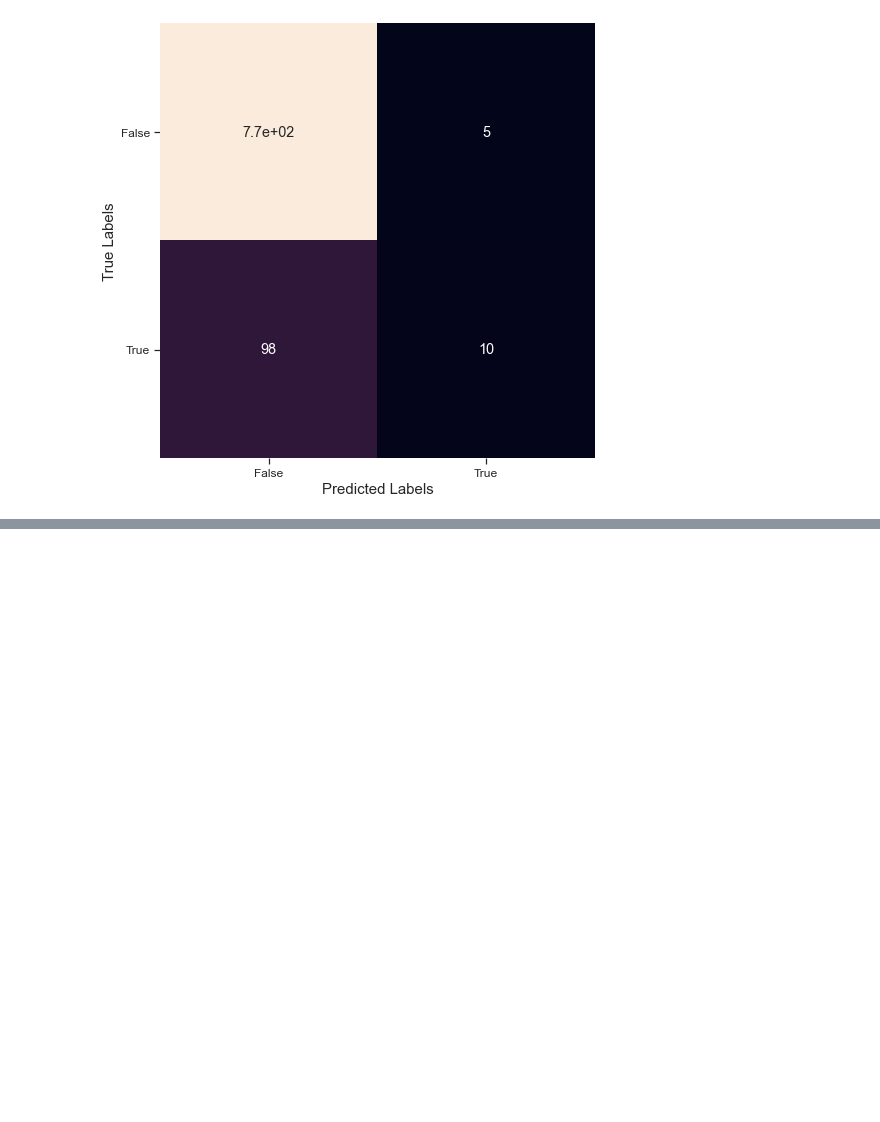
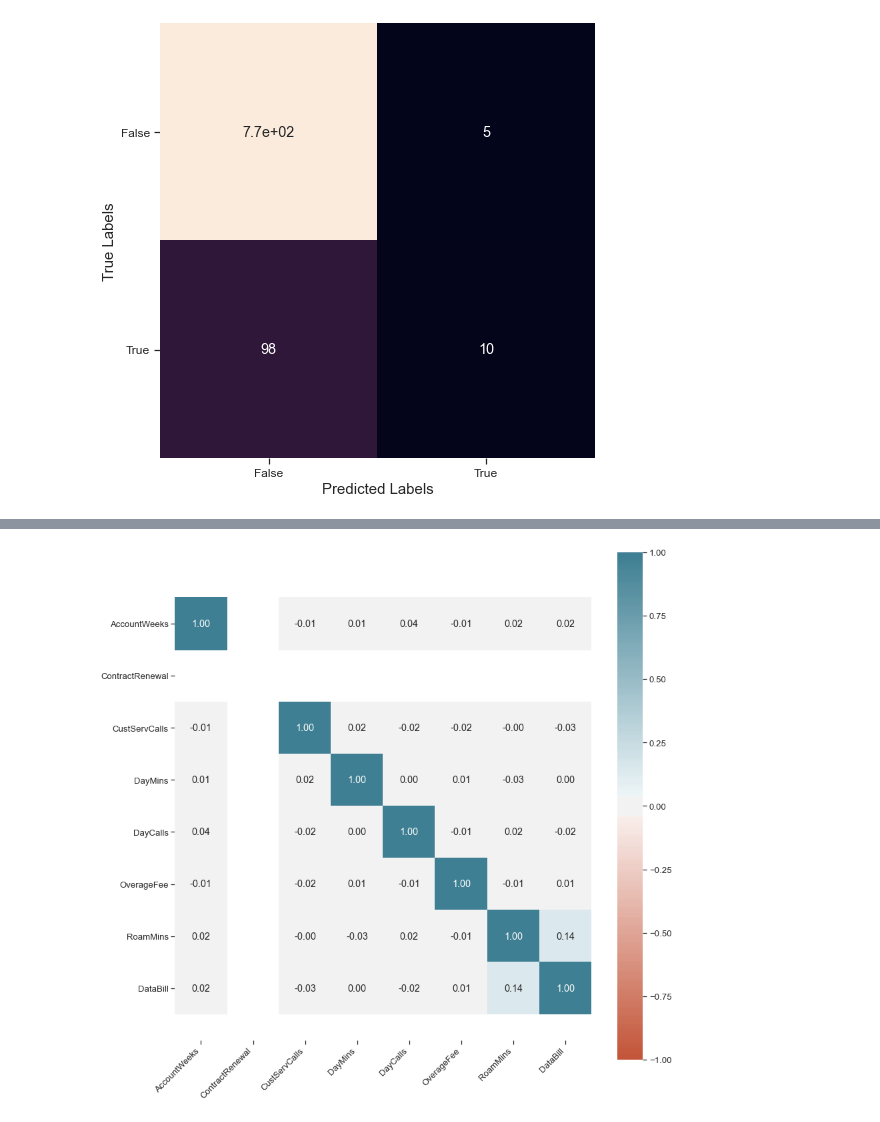
Before and after one commit to KutayAkalin/ML_Course_9-11-20, a Jupyter notebook: Project/09-11-2020 ML Course Nigeria Project Michael_Kiiru.ipynb, the cells around one changed output, grey strips where cells are left out. Saved outputs shown, nothing was run; the diff lists cells and outputs as text; code cells hidden in the pictures; blank space fills up the shorter version.

```diff
--- a/Project/09-11-2020 ML Course Nigeria Project Michael_Kiiru.ipynb
+++ b/Project/09-11-2020 ML Course Nigeria Project Michael_Kiiru.ipynb
@@ -486,0 +587,24 @@ F1 Score: 0.18750000000000003
+# %%
+# Checking to see correlation of the features
+
+df_lr = pd.DataFrame(X)
+df_lr.columns=['AccountWeeks','ContractRenewal','CustServCalls','DayMins','DayCalls','OverageFee','RoamMins','DataBill']
+
+corr = df_lr.corr()
+
+plt.figure(figsize=(14, 14))
+ax = sns.heatmap(
+    corr,
+    vmin=-1, vmax=1, center=0,
+    cmap=sns.diverging_palette(20, 220, n=200),
+    square=True, annot = True,
+    fmt='.2f'
+)
+ax.set_xticklabels(
+    ax.get_xticklabels(),
+    rotation=45,
+    horizontalalignment='right'
+)
+ax.set_ylim(len(corr)+0.5, -0.5);
+# %% [output]
+[figure, added]
```
Also changed, not shown: parts of 24 cells of this notebook.
